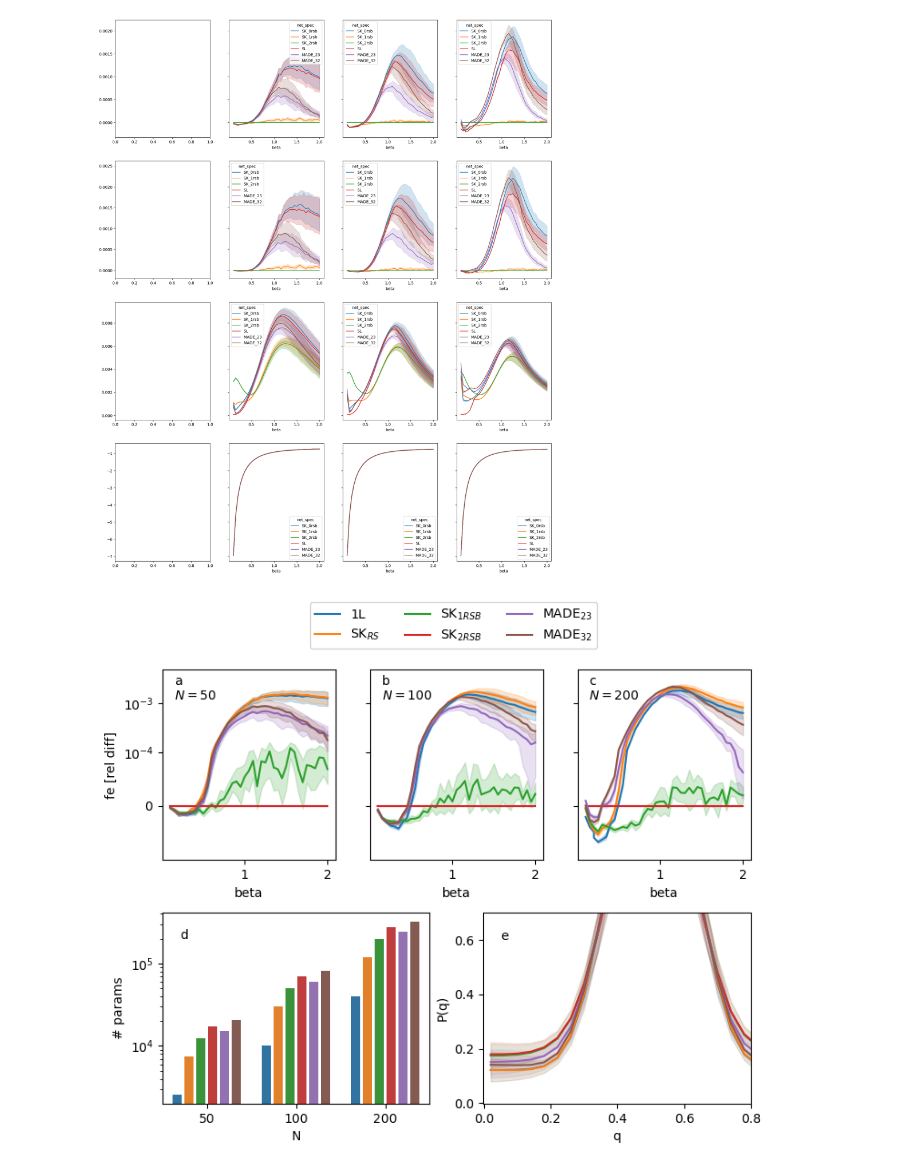
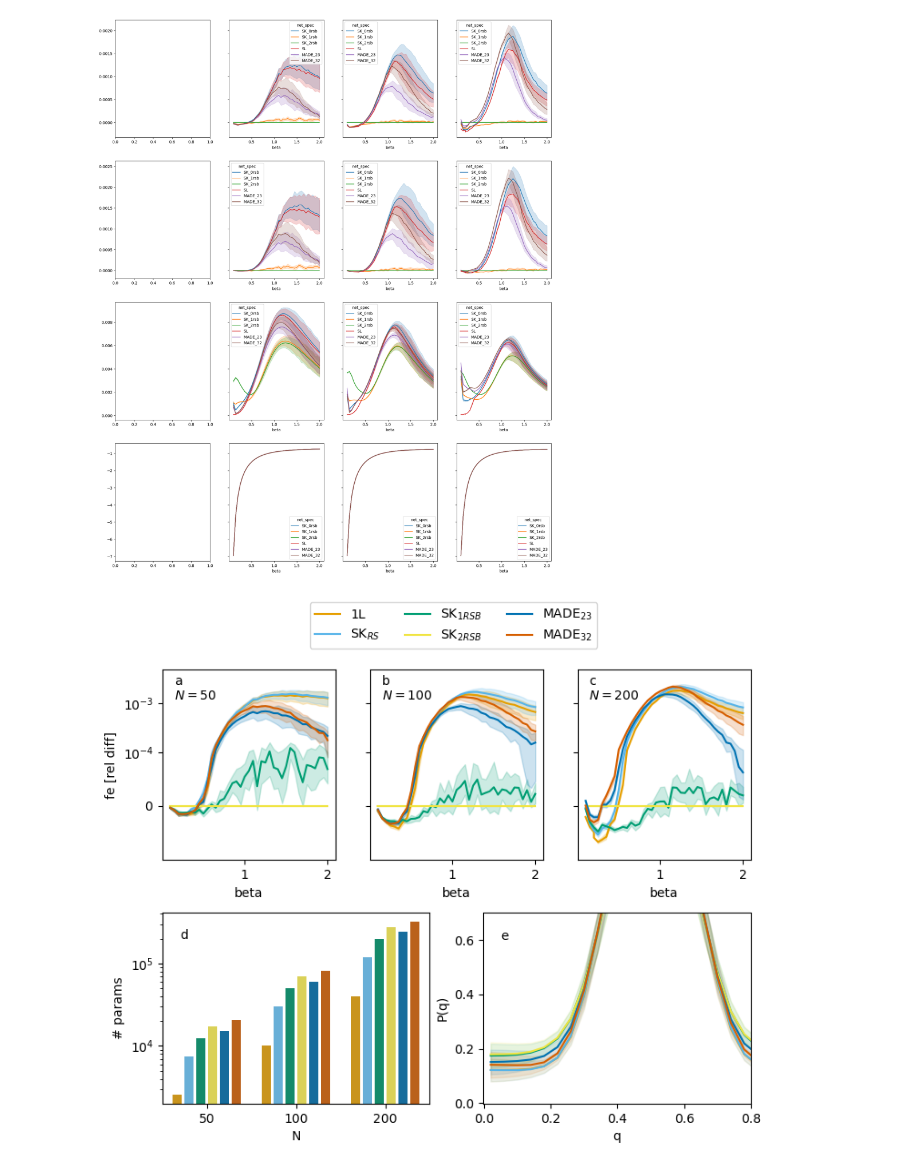
Before and after one commit to ocadni/h2arnn, a Jupyter notebook: results/SK/SK_plots.ipynb, the cells around one changed output. Cells and saved outputs as stored; diff of their text form; code cells hidden in the pictures.

Commit message:
color blindness fixs

```diff
--- a/results/SK/SK_plots.ipynb
+++ b/results/SK/SK_plots.ipynb
@@ -218,6 +218,8 @@ to_pl_old = ["SL", "SK_0rsb", "SK_1rsb", "SK_2rsb", "MADE_23", "MADE_32"]
 
 replacement = {'SL': '1L', "SK_0rsb": 'SK$_{RS}$', "SK_1rsb": 'SK$_{1RSB}$',
                "SK_2rsb": 'SK$_{2RSB}$', 'MADE_23': 'MADE$_{23}$', 'MADE_32': 'MADE$_{32}$'}
+colors = ['#E69F00', '#56B4E9', '#009E73',
+          '#F0E442', '#0072B2', '#D55E00', '#CC79A7']
 
 to_plt = [replacement[key] for key in replacement]
 
@@ -240,7 +242,7 @@ ylimm = -0.0001
 for i, N in enumerate(Ns):
     d_ = data[(data["N"] == N)]
     bb = sns.lineplot(data=d_, x="beta", y="err_fe_rel",
-                      hue="net_spec", ax=axs[0][i], legend="full", hue_order=to_plt)
+                      hue="net_spec", ax=axs[0][i], legend="full", hue_order=to_plt, palette=colors)
     axs[0][i].set_yscale('symlog', linthresh=linthresh)
     axs[0][i].set_ylim(ylimm, ylimp)
 
@@ -251,7 +253,7 @@ aa["logN"] = np.log(aa["N"])
 # for N in Ns:
 #    aa[aa["N"]==N]["num_params"] = data[data["N"]==N]["num_params"] + N*N
 sns.barplot(data=aa, x="logN", y="num_params",
-            hue="net_spec", ax=axs[1][0], hue_order=to_plt)
+            hue="net_spec", ax=axs[1][0], hue_order=to_plt, palette=colors)
 change_width(axs[1][0], .1)
 axs[1][0].set_xticklabels(list(aa["N"].unique()))
 # axs[0][0].legend()
@@ -283,7 +285,6 @@ axs[1][0].set_xlabel("N")
 beta = 1.5
 N = 200
 binned_q = pd.read_csv("./data/overlaps.zip")
-colors = itertools.cycle(plt.rcParams['axes.prop_cycle'].by_key()['color'])
 
 # plot the histograms
 b_2 = int(len(binned_q["bins"])/2)
@@ -293,38 +294,38 @@ for name in replacement.keys():
     y = (binned_q[name][:b_2].values + binned_q[name][b_2:].values)/2
     y_std = binned_q[name+"_std"].values/np.sqrt(10)
     y_std = np.sqrt(np.power(y_std[:b_2], 2) + np.power(y_std[b_2:], 2))
-    color = next(colors)
+    color = colors[to_plt.index(replacement[name])]
     axs[1][1].plot(x, y, color=color, label=replacement[name])
     axs[1][1].fill_between(x, y - y_std/np.sqrt(10), y +
                            y_std/np.sqrt(10), color=color, alpha=0.1)
 axs[1][1].set_xlabel("q")
 axs[1][1].set_ylabel("P(q)")
 axs[1][1].set_xlim(-0.002, 0.8)
 axs[1][1].set_ylim(-0.002, 0.7)
 handles, labels = axs[0][0].get_legend_handles_labels()
 
 # Add a unified legend at the desired position
 lgd = fig.legend(handles, labels, loc='upper center',
                  ncol=3, bbox_to_anchor=(0.53, 1.12))
 
 # axs[0][0].get_legend().set_title("net")
 axs[0][0].text(0.15, 0.0012, "a\n$N=50$")
 axs[0][1].text(0.15, 0.0012, "b\n$N=100$")
 axs[0][2].text(0.14, 0.0012, "c\n$N=200$")
 # axs[0][0].text(1.2, 0.0023, r"$N=50$")
 # axs[0][1].text(1.2, 0.0023, r"$N=100$")
 # axs[0][2].text(1.2, 0.0023, r"$N=200$")
 axs[1][0].text(-0.3, 2e+5, "d")
 axs[1][1].text(0.05, 0.6, "e")
 
 
 # axs[0][0].legend(handlelength=1,)
 
 # sns.move_legend(axs[1][0],(2.4,0.9))
 plt.tight_layout()
-# plt.savefig("../tex/comphys_rev_3/img/SK_res.pdf",
-#            bbox_extra_artists=(lgd, ), bbox_inches='tight')
+plt.savefig("../tex/comphys_rev_3/img/SK_res.pdf",
+            bbox_extra_artists=(lgd, ), bbox_inches='tight')
 
 plt.show()
 # %% [output]
-[figure, old version]
+[figure, new version]
```
Also changed, not shown: 4 other files.
